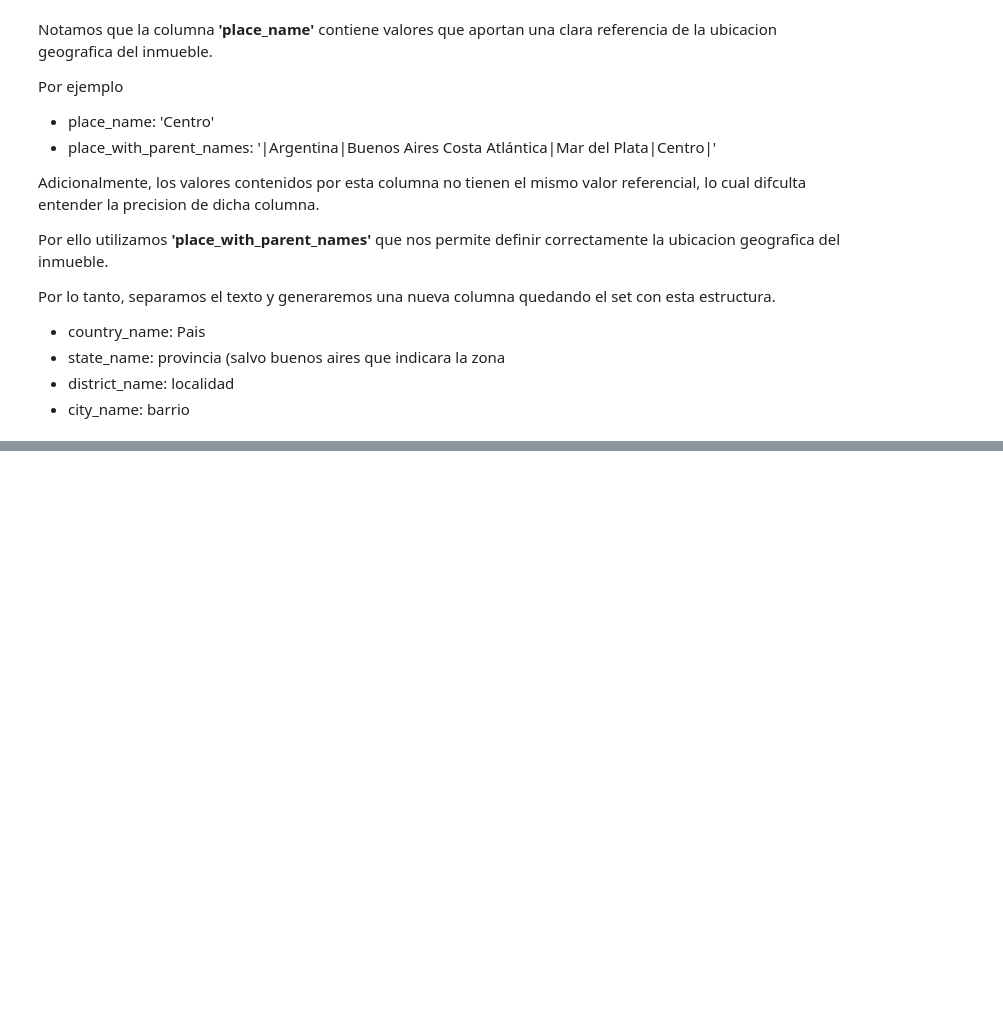
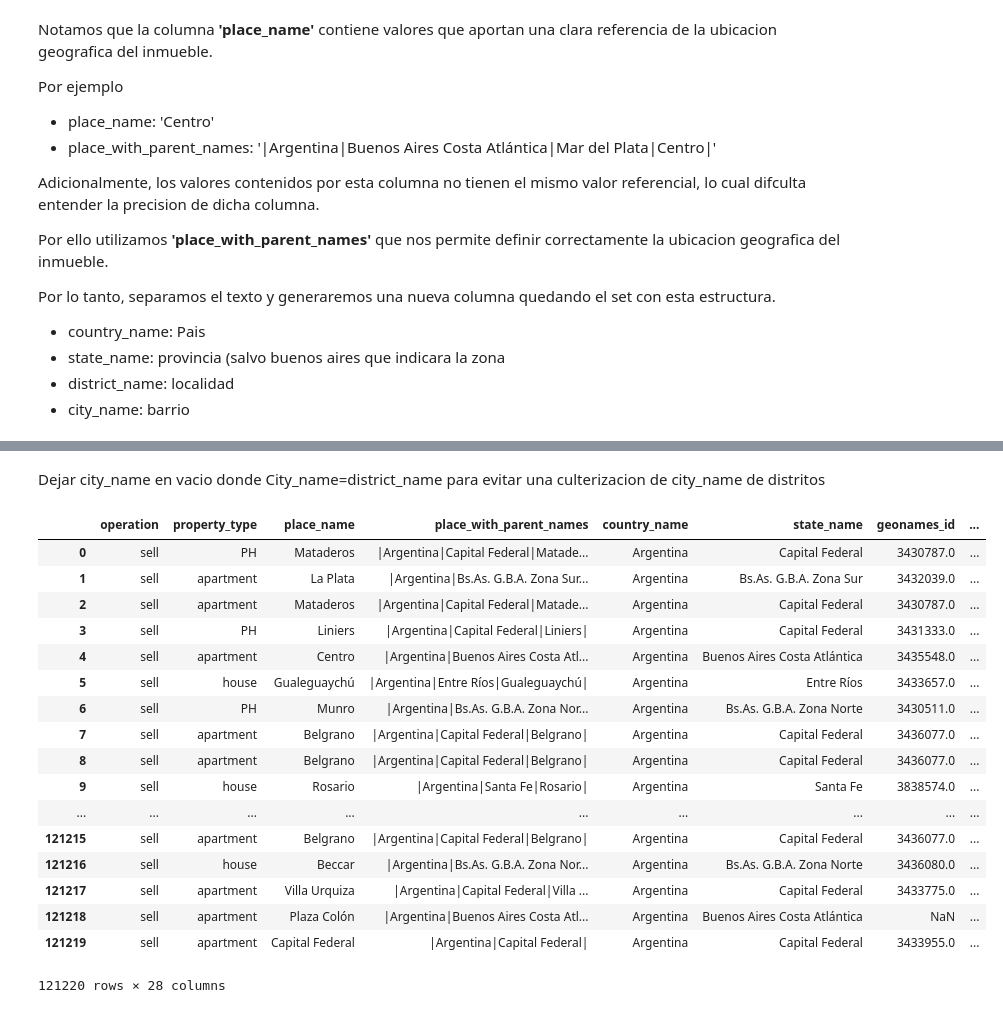
Before and after one commit to rgvillar/properati, a Jupyter notebook: Properati.ipynb, the cells around one changed output, grey strips where cells are left out. Drawn from its saved outputs; the diff is of its cells as text; code cells hidden in the pictures; blank space fills up the shorter version.

```diff
--- a/Properati.ipynb
+++ b/Properati.ipynb
@@ -407,0 +386,25 @@ city_name
+# %% [markdown]
+Dejar city_name en vacio donde City_name=district_name para evitar una culterizacion de city_name de distritos
+# %%
+dfprop_city_equal_district=dfprop['city_name'] == dfprop['district_name']
+dfprop.loc[dfprop_city_equal_district,'city_name']=np.nan
+dfprop
+# %% [output]
+|  | operation | property_type | place_name | place_with_parent_names | country_name | state_name | geonames_id | ... |
+| 0 | sell | PH | Mataderos | |Argentina|Capital Federal|Matade... | Argentina | Capital Federal | 3430787.0 | ... |
+| 1 | sell | apartment | La Plata | |Argentina|Bs.As. G.B.A. Zona Sur... | Argentina | Bs.As. G.B.A. Zona Sur | 3432039.0 | ... |
+| 2 | sell | apartment | Mataderos | |Argentina|Capital Federal|Matade... | Argentina | Capital Federal | 3430787.0 | ... |
+| 3 | sell | PH | Liniers | |Argentina|Capital Federal|Liniers| | Argentina | Capital Federal | 3431333.0 | ... |
+| 4 | sell | apartment | Centro | |Argentina|Buenos Aires Costa Atl... | Argentina | Buenos Aires Costa Atlántica | 3435548.0 | ... |
+| 5 | sell | house | Gualeguaychú | |Argentina|Entre Ríos|Gualeguaychú| | Argentina | Entre Ríos | 3433657.0 | ... |
+| 6 | sell | PH | Munro | |Argentina|Bs.As. G.B.A. Zona Nor... | Argentina | Bs.As. G.B.A. Zona Norte | 3430511.0 | ... |
+| 7 | sell | apartment | Belgrano | |Argentina|Capital Federal|Belgrano| | Argentina | Capital Federal | 3436077.0 | ... |
+| 8 | sell | apartment | Belgrano | |Argentina|Capital Federal|Belgrano| | Argentina | Capital Federal | 3436077.0 | ... |
+| 9 | sell | house | Rosario | |Argentina|Santa Fe|Rosario| | Argentina | Santa Fe | 3838574.0 | ... |
+| ... | ... | ... | ... | ... | ... | ... | ... | ... |
+| 121215 | sell | apartment | Belgrano | |Argentina|Capital Federal|Belgrano| | Argentina | Capital Federal | 3436077.0 | ... |
+| 121216 | sell | house | Beccar | |Argentina|Bs.As. G.B.A. Zona Nor... | Argentina | Bs.As. G.B.A. Zona Norte | 3436080.0 | ... |
+| 121217 | sell | apartment | Villa Urquiza | |Argentina|Capital Federal|Villa ... | Argentina | Capital Federal | 3433775.0 | ... |
+| 121218 | sell | apartment | Plaza Colón | |Argentina|Buenos Aires Costa Atl... | Argentina | Buenos Aires Costa Atlántica | NaN | ... |
+| 121219 | sell | apartment | Capital Federal | |Argentina|Capital Federal| | Argentina | Capital Federal | 3433955.0 | ... |
+121220 rows × 28 columns
```
Also changed, not shown: parts of 16 cells of this notebook.
